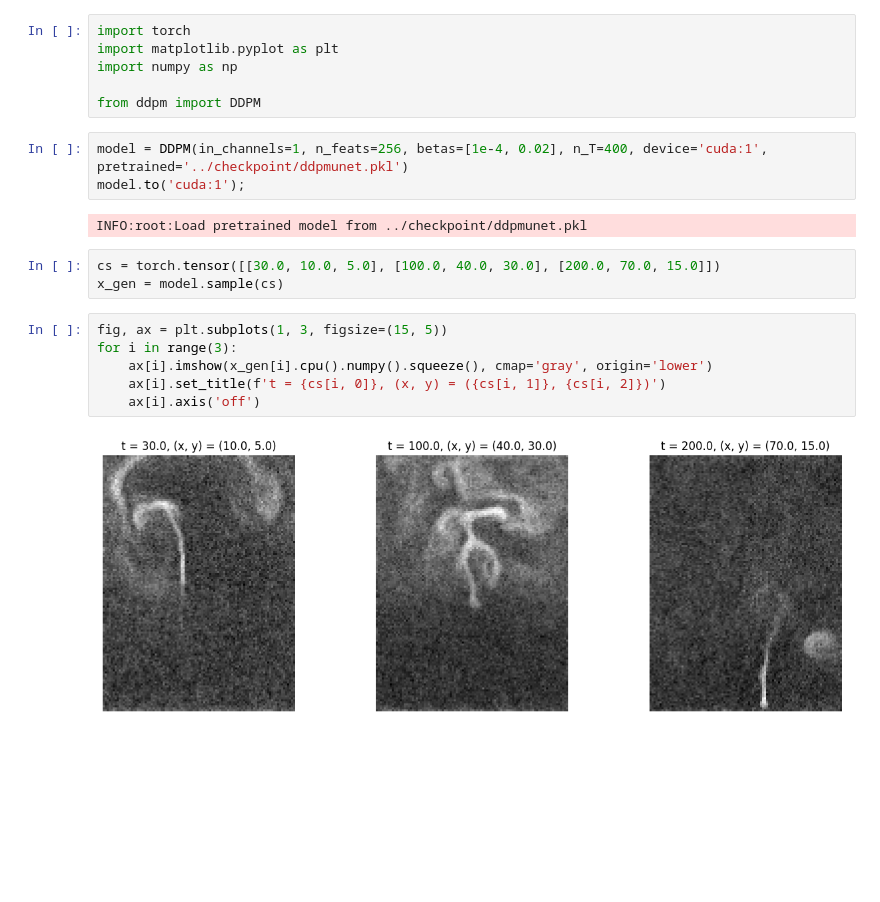
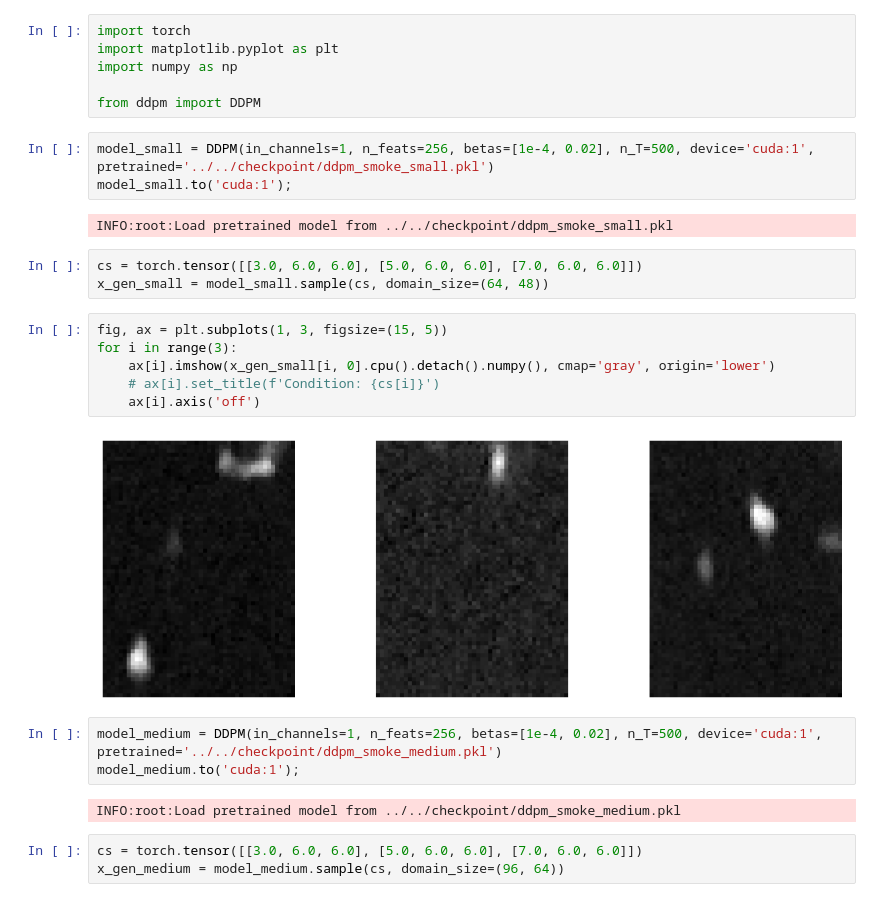
Before and after one commit to bookdiver/FluidDiff, a Jupyter notebook: conditional_diffusion_model/ddpm/sample_test.ipynb, the cells around one changed output. Saved outputs shown, nothing was run; the diff lists cells and outputs as text; blank space fills up the shorter version.

```diff
--- a/conditional_diffusion_model/ddpm/sample_test.ipynb
+++ b/conditional_diffusion_model/ddpm/sample_test.ipynb
@@ -5,18 +5,26 @@ import numpy as np
 
 from ddpm import DDPM
 # %%
-model = DDPM(in_channels=1, n_feats=256, betas=[1e-4, 0.02], n_T=400, device='cuda:1', pretrained='../checkpoint/ddpmunet.pkl')
-model.to('cuda:1');
+model_small = DDPM(in_channels=1, n_feats=256, betas=[1e-4, 0.02], n_T=500, device='cuda:1', pretrained='../../checkpoint/ddpm_smoke_small.pkl')
+model_small.to('cuda:1');
 # %% [output]
-INFO:root:Load pretrained model from ../checkpoint/ddpmunet.pkl
+INFO:root:Load pretrained model from ../../checkpoint/ddpm_smoke_small.pkl
 # %%
-cs = torch.tensor([[30.0, 10.0, 5.0], [100.0, 40.0, 30.0], [200.0, 70.0, 15.0]])
-x_gen = model.sample(cs)
+cs = torch.tensor([[3.0, 6.0, 6.0], [5.0, 6.0, 6.0], [7.0, 6.0, 6.0]])
+x_gen_small = model_small.sample(cs, domain_size=(64, 48))
 # %%
 fig, ax = plt.subplots(1, 3, figsize=(15, 5))
 for i in range(3):
-    ax[i].imshow(x_gen[i].cpu().numpy().squeeze(), cmap='gray', origin='lower')
-    ax[i].set_title(f't = {cs[i, 0]}, (x, y) = ({cs[i, 1]}, {cs[i, 2]})')
+    ax[i].imshow(x_gen_small[i, 0].cpu().detach().numpy(), cmap='gray', origin='lower')
+    # ax[i].set_title(f'Condition: {cs[i]}')
     ax[i].axis('off')
 # %% [output]
-[figure, old version]
+[figure, new version]
+# %%
+model_medium = DDPM(in_channels=1, n_feats=256, betas=[1e-4, 0.02], n_T=500, device='cuda:1', pretrained='../../checkpoint/ddpm_smoke_medium.pkl')
+model_medium.to('cuda:1');
+# %% [output]
+INFO:root:Load pretrained model from ../../checkpoint/ddpm_smoke_medium.pkl
+# %%
+cs = torch.tensor([[3.0, 6.0, 6.0], [5.0, 6.0, 6.0], [7.0, 6.0, 6.0]])
+x_gen_medium = model_medium.sample(cs, domain_size=(96, 64))
```
Also changed, not shown: parts of 4 cells of this notebook, 2 other files.
